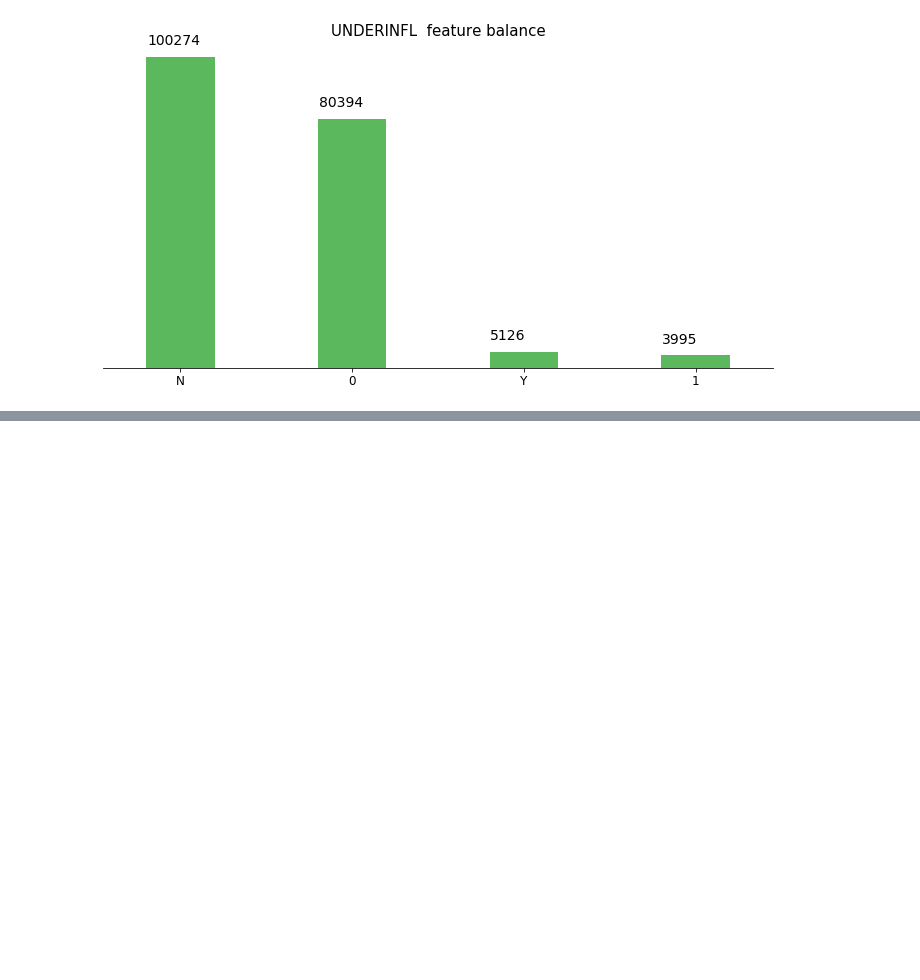
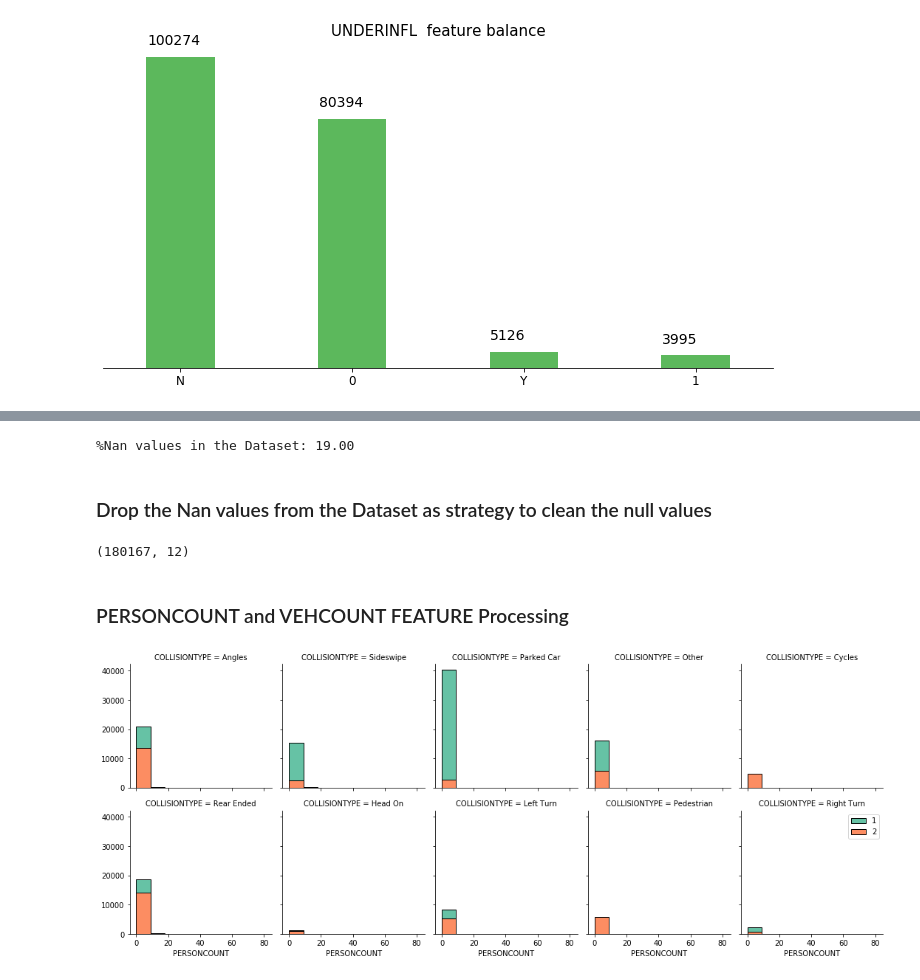
Before and after one commit to rafaelmata357/Coursera_Capstone, a Jupyter notebook: capstone_project.ipynb, the cells around one changed output, grey strips where cells are left out. Saved outputs shown, nothing was run; the diff lists cells and outputs as text; code cells hidden in the pictures; blank space fills up the shorter version.

```diff
--- a/capstone_project.ipynb
+++ b/capstone_project.ipynb
@@ -318,0 +323,3 @@ df[features].describe(include='all')
+# %%
+churn_df = df[features].copy()
+churn_df.head()
@@ -318,0 +371,24 @@ df[features].describe(include='all')
+# %%
+print('%Nan values in the Dataset: {:.2f}'.format(churn_df.isnull().sum().sum()/len(df)*100))
+# %% [output]
+%Nan values in the Dataset: 19.00
+# %% [markdown]
+### Drop the Nan values from the Dataset as strategy to clean the null values
+# %%
+churn_df.dropna(inplace=True)
+# %%
+churn_df.shape
+# %% [output]
+(180167, 12)
+# %% [markdown]
+### PERSONCOUNT and VEHCOUNT FEATURE Processing
+# %%
+import seaborn as sns
+
+bins = np.linspace(churn_df.PERSONCOUNT.min(), churn_df.PERSONCOUNT.max(), 10)
+g = sns.FacetGrid(churn_df, col="COLLISIONTYPE", hue="SEVERITYCODE", palette="Set2", col_wrap=5)
+g.map(plt.hist, 'PERSONCOUNT', bins=bins, ec="k")
+
+g.axes[-1].legend();
+# %% [output]
+[figure, added]
```
Also changed, not shown: parts of 90 cells of this notebook.
